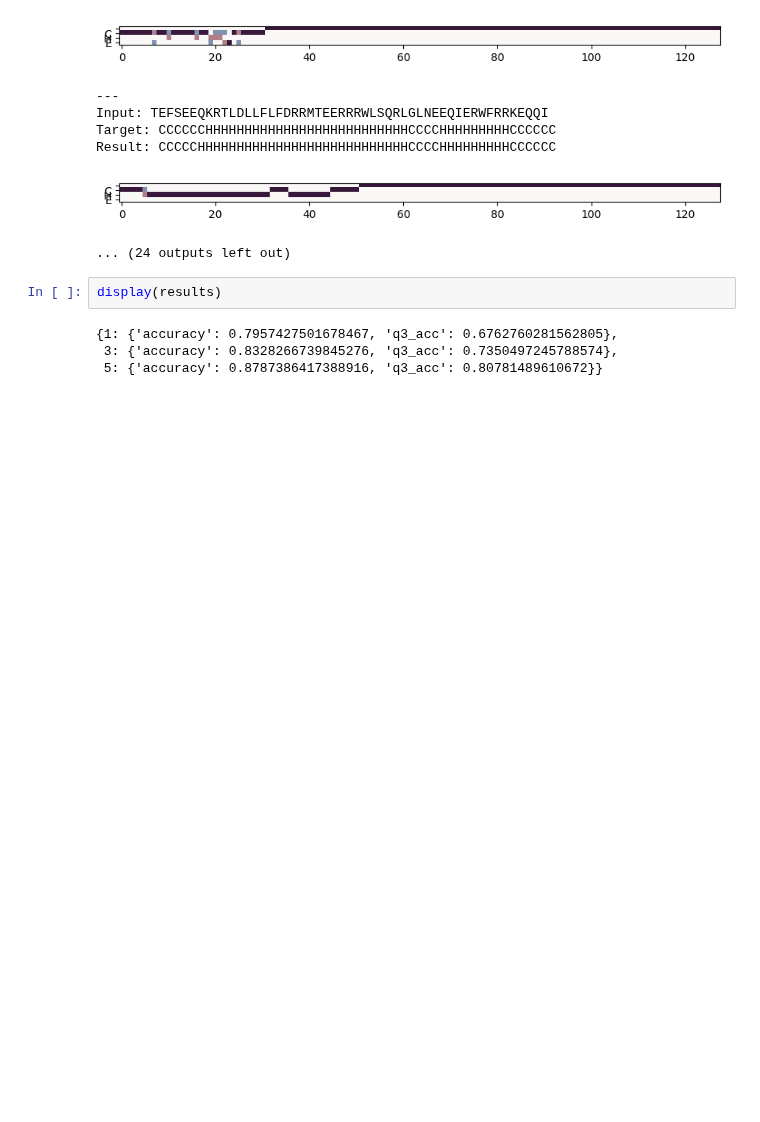
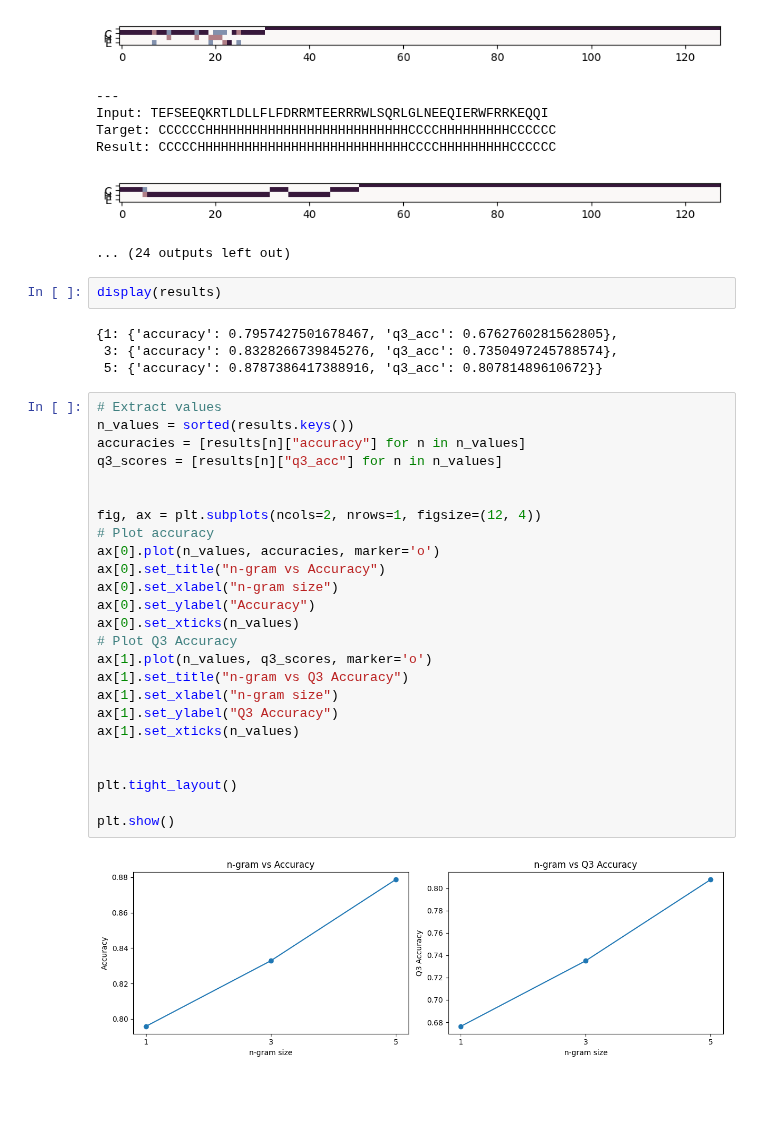
Before and after one commit to YamenNahhas/my-data-project, a Jupyter notebook: notebooks/Protein structure prediction.ipynb, the cells around one changed output. Saved outputs shown, nothing was run; the diff lists cells and outputs as text; blank space fills up the shorter version.

Commit message:
diagrams for accuracy and Q3 accracy

```diff
--- a/notebooks/Protein structure prediction.ipynb
+++ b/notebooks/Protein structure prediction.ipynb
@@ -417,6 +417,33 @@ display(results)
 {1: {'accuracy': 0.7957427501678467, 'q3_acc': 0.6762760281562805},
  3: {'accuracy': 0.8328266739845276, 'q3_acc': 0.7350497245788574},
  5: {'accuracy': 0.8787386417388916, 'q3_acc': 0.80781489610672}}
+# %%
+# Extract values
+n_values = sorted(results.keys())
+accuracies = [results[n]["accuracy"] for n in n_values]
+q3_scores = [results[n]["q3_acc"] for n in n_values]
+
+
+fig, ax = plt.subplots(ncols=2, nrows=1, figsize=(12, 4))
+# Plot accuracy
+ax[0].plot(n_values, accuracies, marker='o')
+ax[0].set_title("n-gram vs Accuracy")
+ax[0].set_xlabel("n-gram size")
+ax[0].set_ylabel("Accuracy")
+ax[0].set_xticks(n_values)
+# Plot Q3 Accuracy
+ax[1].plot(n_values, q3_scores, marker='o')
+ax[1].set_title("n-gram vs Q3 Accuracy")
+ax[1].set_xlabel("n-gram size")
+ax[1].set_ylabel("Q3 Accuracy")
+ax[1].set_xticks(n_values)
+
+
+plt.tight_layout()
+
+plt.show()
+# %% [output]
+[figure, added]
 # %% [markdown]
 #
 # %% [markdown]
```
Also changed, not shown: parts of 1 cell of this notebook.
